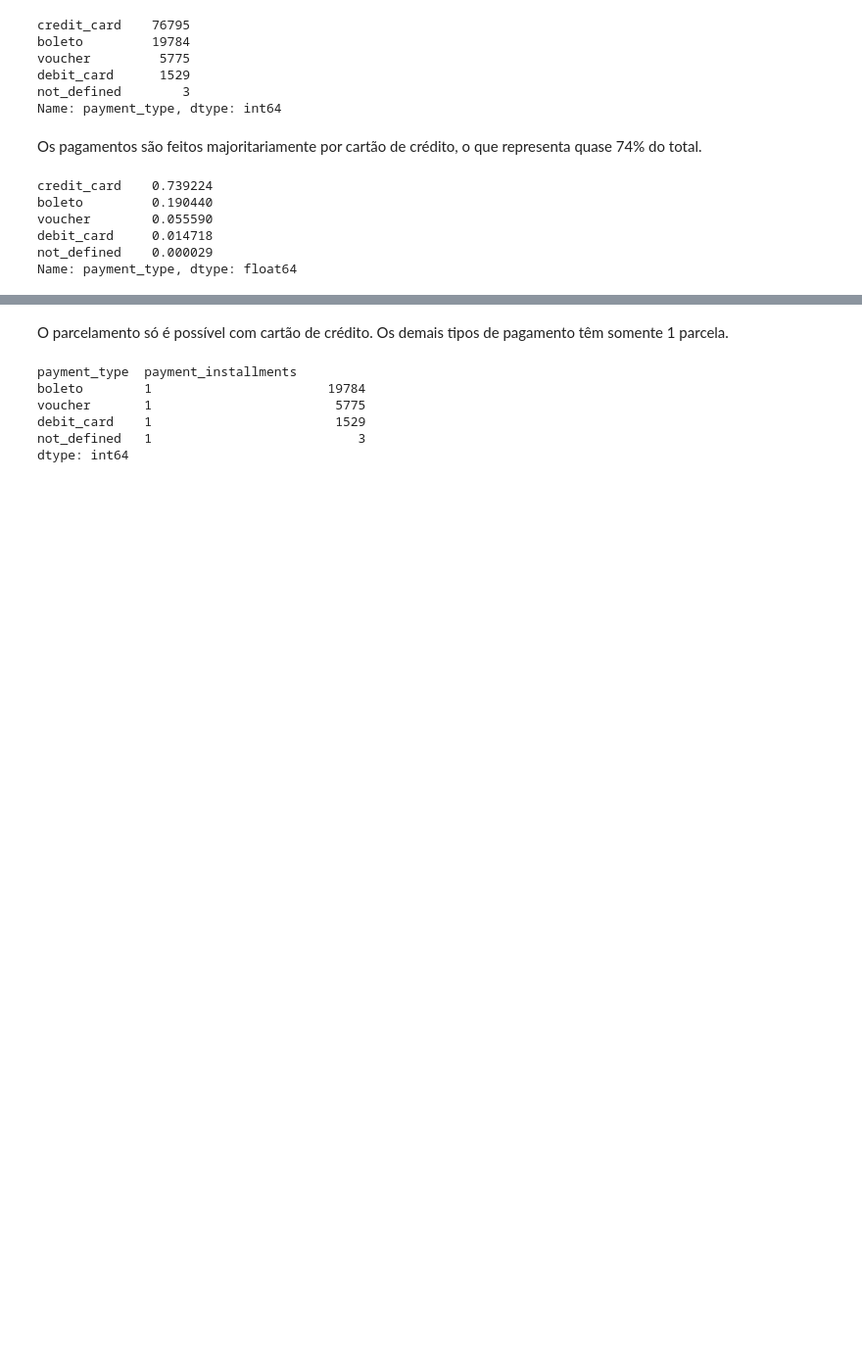
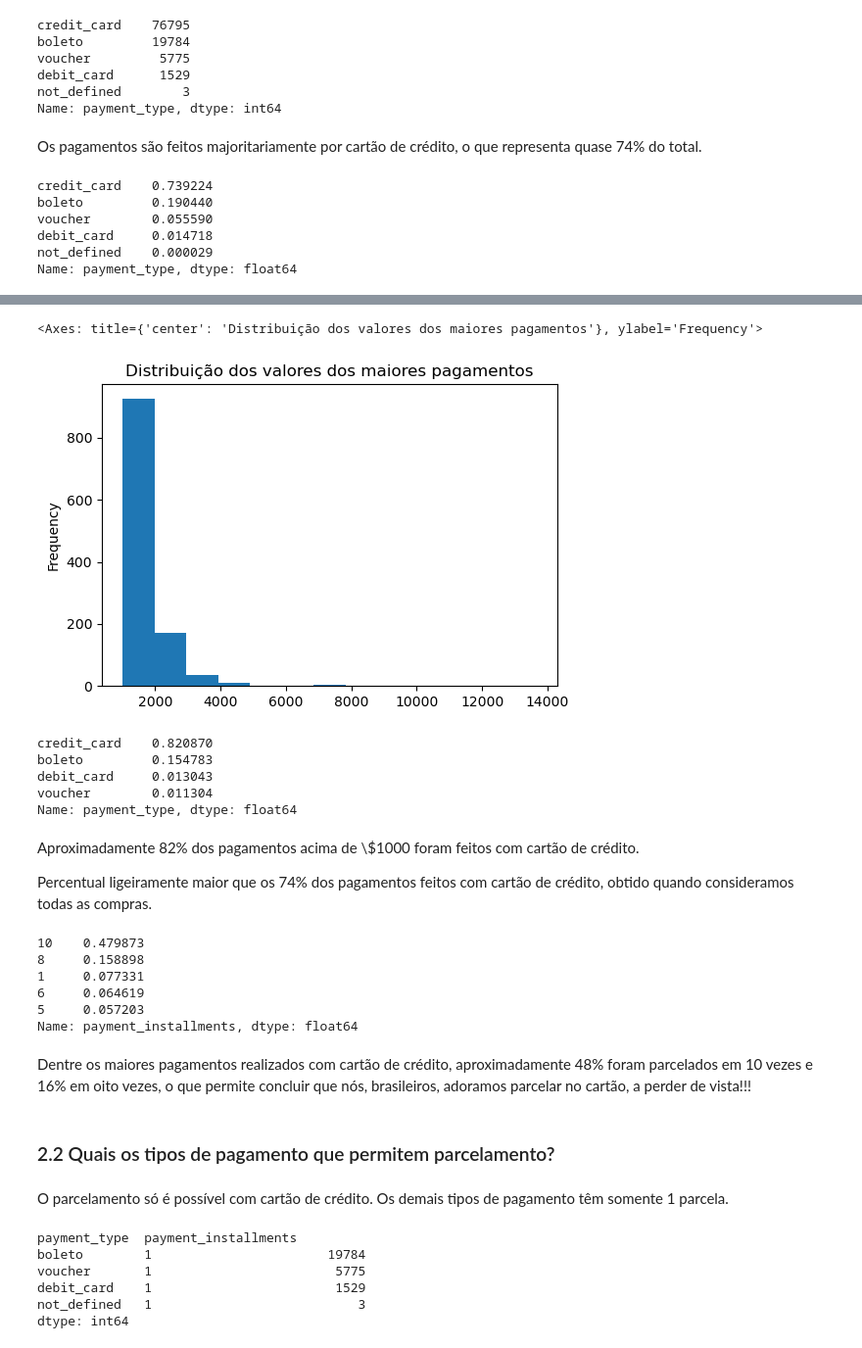
Before and after one commit to OtavioSotnas/Project-Pandas, a Jupyter notebook: src/analise_daniel.ipynb, the cells around one changed output, grey strips where cells are left out. Shown at 98% size. Drawn from its saved outputs; the diff is of its cells as text; code cells hidden in the pictures; blank space fills up the shorter version.

```diff
--- a/src/analise_daniel.ipynb
+++ b/src/analise_daniel.ipynb
@@ -129,3 +257,39 @@ order_payments[order_payments['order_id'] == 'ccf804e764ed5650cd8759557269dc13']
+# %%
+payments_gt_1000['payment_value'].plot(
+    kind='hist',
+    figsize=(6,4),
+    xlabel='Valor',
+    ylabel='Frequência',
+    title='Distribuição dos valores dos maiores pagamentos',
+    bins=13)
+# %% [output]
+<Axes: title={'center': 'Distribuição dos valores dos maiores pagamentos'}, ylabel='Frequency'>
+[figure, added]
+# %%
+payments_gt_1000['payment_type'].value_counts(True)
+# %% [output]
+credit_card    0.820870
+boleto         0.154783
+debit_card     0.013043
+voucher        0.011304
+Name: payment_type, dtype: float64
+# %% [markdown]
+Aproximadamente 82\% dos pagamentos acima de \\$1000 foram feitos com cartão de crédito.
+
+Percentual ligeiramente maior que os 74\% dos pagamentos feitos com cartão de crédito, obtido quando consideramos todas as compras.
+# %%
+payments_gt_1000[payments_gt_1000['payment_type'] == 'credit_card']['payment_installments'].value_counts(True).head(5)
+# %% [output]
+10    0.479873
+8     0.158898
+1     0.077331
+6     0.064619
+5     0.057203
+Name: payment_installments, dtype: float64
+# %% [markdown]
+Dentre os maiores pagamentos realizados com cartão de crédito, aproximadamente 48\% foram parcelados em 10 vezes e 16\% em oito vezes, o que permite concluir que nós, brasileiros, adoramos parcelar no cartão, a perder de vista!!!
+# %% [markdown]
+### 2.2 Quais os tipos de pagamento que permitem parcelamento?
 # %% [markdown]
 O parcelamento só é possível com cartão de crédito. Os demais tipos de pagamento têm somente 1 parcela.
 # %%
```
Also changed, not shown: parts of 60 cells of this notebook.
